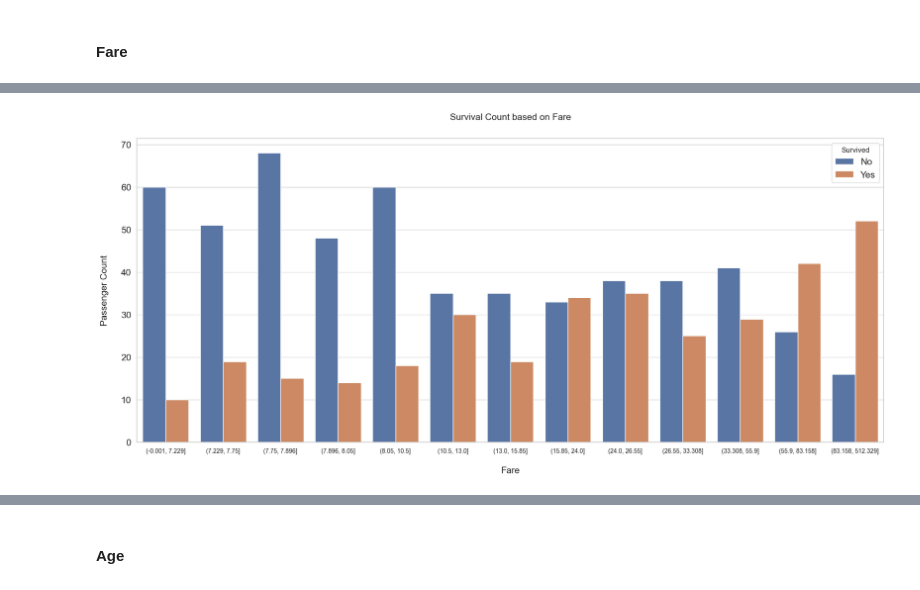
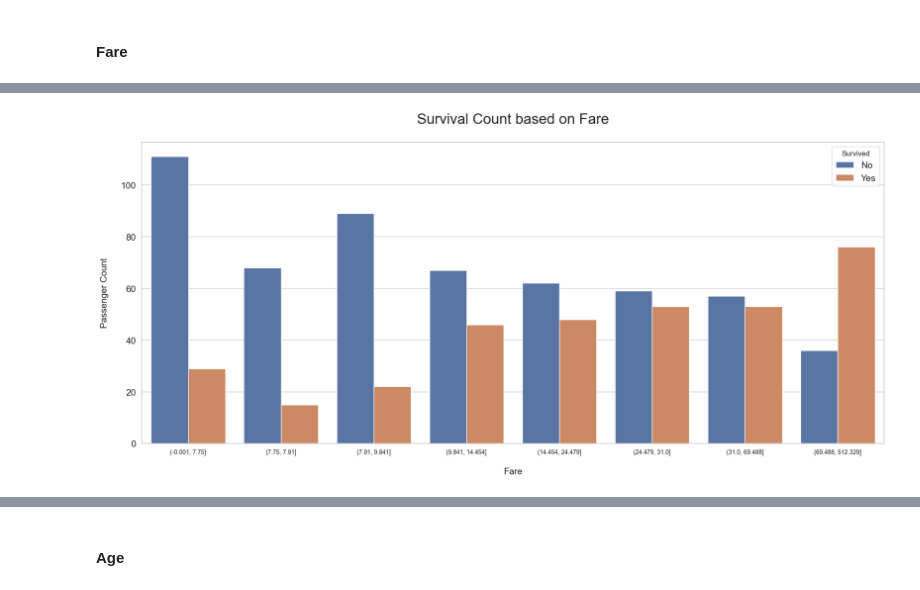
Before and after one commit to BuddyBent/Titanic, a Jupyter notebook: Titanic.ipynb, the cells around one changed output, grey strips where cells are left out. Saved outputs shown, nothing was run; the diff lists cells and outputs as text; code cells hidden in the pictures.

```diff
--- a/Titanic.ipynb
+++ b/Titanic.ipynb
@@ -922,4 +930,4 @@ Binning continuous features is a technique used in data analysis and machine lea
 # %% [markdown]
 #### **Fare**
 # %%
-train["Fare_Binned"] = pd.qcut(train["Fare"], 13)
+train["Fare_Binned"] = pd.qcut(train["Fare"], 8)
@@ -926,18 +981,18 @@ train["Fare_Binned"] = pd.qcut(train["Fare"], 13)
 # %%
 fig, axs = plt.subplots(figsize=(22, 9))
 sns.countplot(x="Fare_Binned", hue="Survived", data=train)
 
 plt.xlabel("Fare", size=15, labelpad=20)
 plt.ylabel("Passenger Count", size=15, labelpad=20)
 plt.tick_params(axis="x", labelsize=10)
 plt.tick_params(axis="y", labelsize=15)
 
 plt.legend(["No", "Yes"], title="Survived", loc="upper right", prop={"size": 15})
-plt.title("Survival Count based on Fare", size=15, y=1.05)
+plt.title("Survival Count based on Fare", size=24, y=1.05)
 
 plt.show()
 # %% [output]
-[figure, old version]
+[figure, new version]
 # %%
 for gender in train["Sex"].unique():
     fig, axs = plt.subplots(figsize=(22, 9))
```
Also changed, not shown: parts of 20 cells of this notebook.
